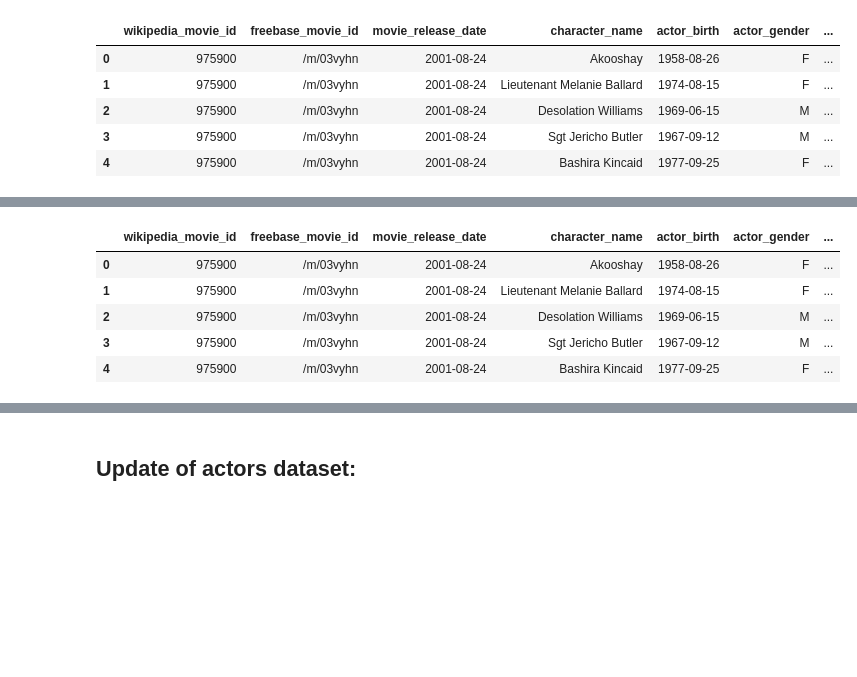
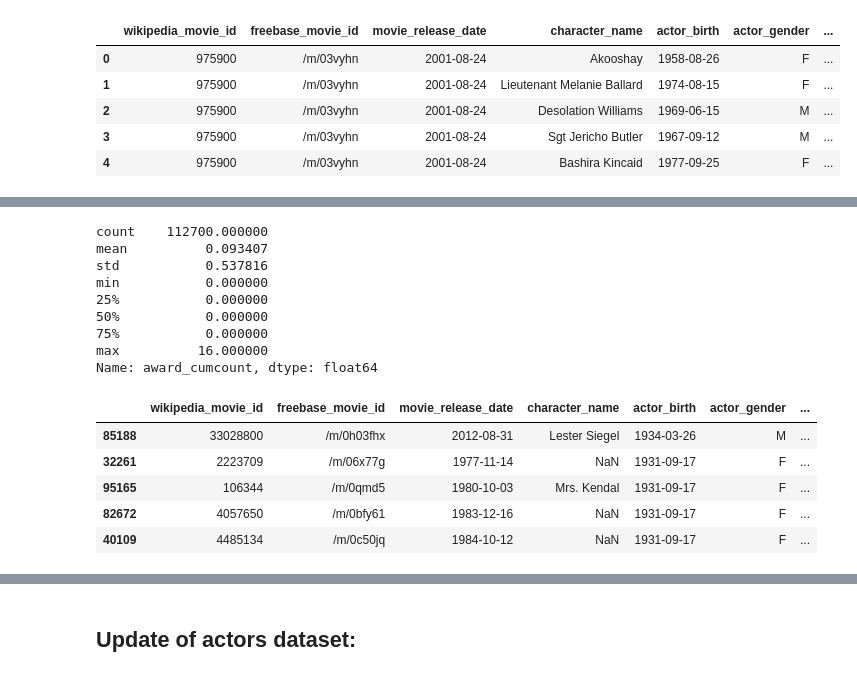
Before and after one commit to epfl-ada/ada-2023-project-shinebrightlikeadamon, a Jupyter notebook: data_cleaning.ipynb, the cells around one changed output, grey strips where cells are left out. Saved outputs shown, nothing was run; the diff lists cells and outputs as text; code cells hidden in the pictures; blank space fills up the shorter version.

```diff
--- a/data_cleaning.ipynb
+++ b/data_cleaning.ipynb
@@ -319,36 +319,43 @@ dtype: float64
 | 3 | 975900 | /m/03vyhn | 2001-08-24 | Sgt Jericho Butler | 1967-09-12 | M | ... |
 | 4 | 975900 | /m/03vyhn | 2001-08-24 | Bashira Kincaid | 1977-09-25 | F | ... |
 # %%
-characters_award_experience = characters.copy()
-# Keep only rows with award category containing ACTOR or ACTRESS (e.g. ACTOR WITH LEADING ROLE)
-# and only those who actually won
-award_actors = awards_actors[awards_actors.winner == True].copy()
-print(award_actors.columns)
-
-# Get cumulative award count per actor (awards won until (excluding) the current award)
-award_actors['award_cumcount'] = award_actors.groupby('entity').cumcount()
-print(award_actors.columns)
+# Get cumulative nomination count per actor (nominations until (excluding) the current award)
+# TODO Sorting by date? Should be sorted already
+nominations = awards_actors.copy()
+nominations['award_cumcount'] = nominations.groupby('entity').cumcount() + 1
 
 # Convert 'movie_release_date' to datetime for merging, using coerce for unparseable dates
 # For rows where conversion failed (resulted in NaT), extract the year directly from the string (often just the year is given)
 # Leaves rows with no data about movie_release_date as NaT
-characters_award_experience['release_year'] = pd.to_datetime(characters['movie_release_date'], errors='coerce').dt.year
-characters_award_experience['release_year'] = characters_award_experience['release_year'].fillna(characters_award_experience['movie_release_date'].str.extract(r'(\d{4})')[0].astype(float))
+characters['release_year'] = pd.to_datetime(characters['movie_release_date'], errors='coerce').dt.year
+characters['release_year'] = characters['release_year'].fillna(characters['movie_release_date'].str.extract(r'(\d{4})')[0].astype(float))
 
-print(characters.columns)
+#print(characters.release_year.describe()) # TODO Years with 1900 exist.
+
+print(f'No. of NaN release years before merge: {characters["release_year"].isna().sum()}')
 
 # Merge the DataFrames
-characters_award_experience = pd.merge(characters_award_experience,
-                     award_actors[['entity', 'year', 'award_cumcount']],
+characters = pd.merge(characters,
+                     nominations[['entity', 'year', 'award_cumcount']],
                      left_on=['actor_name', 'release_year'],
                      right_on=['entity', 'year'],
                      how='left')
 
-# After merging, 'award_cumcount' will have NaNs for characters whose actors have no awards
-# We replace these NaNs with 0
-characters_award_experience['award_cumcount'].fillna(0, inplace=True)
+# Forward fill 'award_cumcount' within each 'actor_name' group for following years till next award
+characters = characters.sort_values(by=['actor_name', 'movie_release_date'])
+characters['award_cumcount'] = characters.groupby('actor_name')['award_cumcount'].ffill()
 
-# Drop the extra 'entity' column
-characters_award_experience.drop(columns=['entity', 'release_year'], inplace=True)
-characters_award_experience.head()
+# TODO include in markdown: The difference in the following numbers results from dropped rows (cause movie not in other movie dataset)
+print(f'Unique cumcounts: {characters[(characters.actor_name == "Katharine Hepburn")]["award_cumcount"].unique()}')
+print(f'#nominations of Katharine Hepburn: {nominations[nominations["entity"] == "Katharine Hepburn"].count()}')
+
+# After the above steps, 'award_cumcount' will still have NaNs for characters whose actors have no award or
+# until the year of the first award. We replace these NaNs with 0.
+characters['award_cumcount'].fillna(0, inplace=True)
+
+# Drop the extra columns
+characters.drop(columns=['entity', 'release_year', 'year'], inplace=True)
+
+display(characters.award_cumcount.describe())
+characters[characters.award_cumcount == 4].head()
 # %% [output]
@@ -363,9 +370,18 @@ Index(['wikipedia_movie_id', 'freebase_movie_id', 'movie_release_date',
+count    112700.000000
+mean          0.093407
+std           0.537816
+min           0.000000
+25%           0.000000
+50%           0.000000
+75%           0.000000
+max          16.000000
+Name: award_cumcount, dtype: float64
 |  | wikipedia_movie_id | freebase_movie_id | movie_release_date | character_name | actor_birth | actor_gender | ... |
-| 0 | 975900 | /m/03vyhn | 2001-08-24 | Akooshay | 1958-08-26 | F | ... |
-| 1 | 975900 | /m/03vyhn | 2001-08-24 | Lieutenant Melanie Ballard | 1974-08-15 | F | ... |
-| 2 | 975900 | /m/03vyhn | 2001-08-24 | Desolation Williams | 1969-06-15 | M | ... |
-| 3 | 975900 | /m/03vyhn | 2001-08-24 | Sgt Jericho Butler | 1967-09-12 | M | ... |
-| 4 | 975900 | /m/03vyhn | 2001-08-24 | Bashira Kincaid | 1977-09-25 | F | ... |
+| 85188 | 33028800 | /m/0h03fhx | 2012-08-31 | Lester Siegel | 1934-03-26 | M | ... |
+| 32261 | 2223709 | /m/06x77g | 1977-11-14 | NaN | 1931-09-17 | F | ... |
+| 95165 | 106344 | /m/0qmd5 | 1980-10-03 | Mrs. Kendal | 1931-09-17 | F | ... |
+| 82672 | 4057650 | /m/0bfy61 | 1983-12-16 | NaN | 1931-09-17 | F | ... |
+| 40109 | 4485134 | /m/0c50jq | 1984-10-12 | NaN | 1931-09-17 | F | ... |
 # %%
 # Add Movie Experience
 # 1. Clean: Extract Movies from character based df into new df and drop duplicates
```
Also changed, not shown: parts of 3 cells of this notebook.
